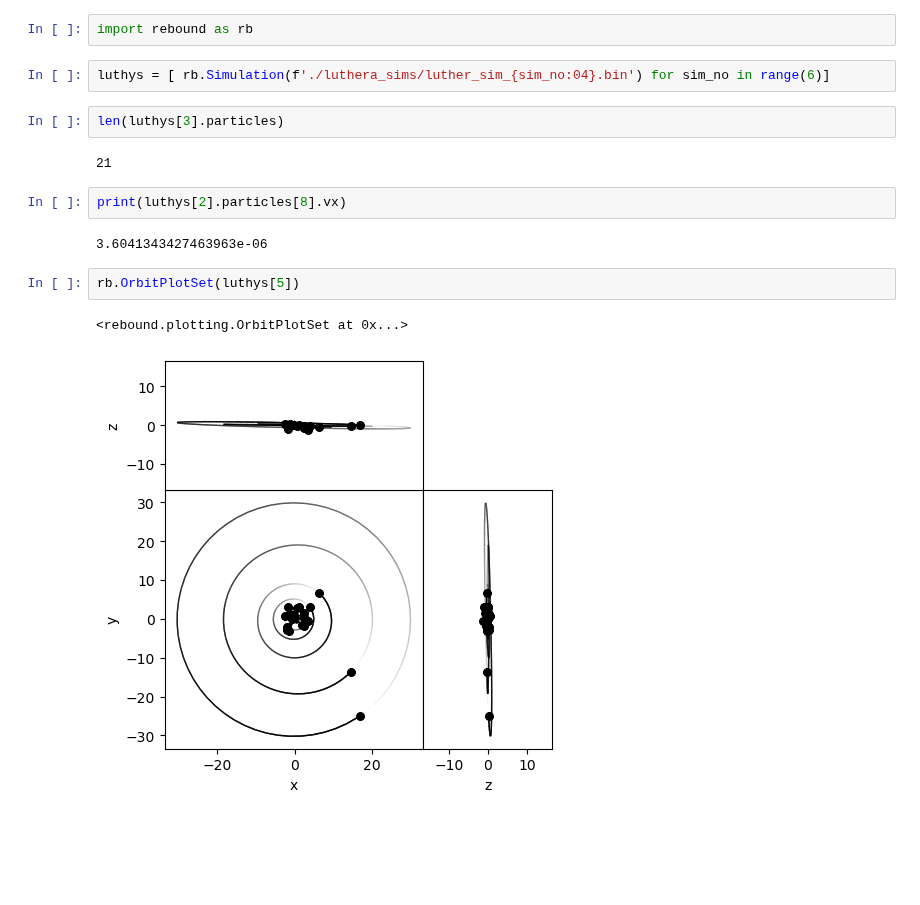
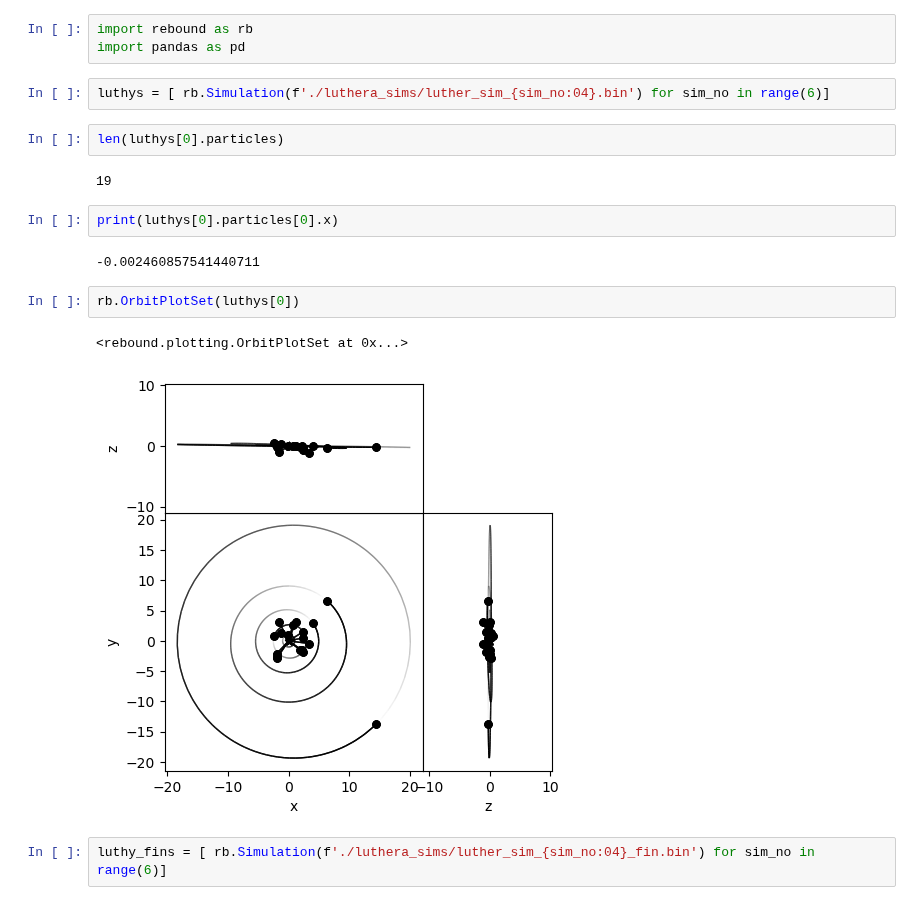
Before and after one commit to crankymax/asteroid_families, a Jupyter notebook: luther_checks.ipynb, the cells around one changed output. Drawn from its saved outputs; the diff is of its cells as text; blank space fills up the shorter version.

```diff
--- a/luther_checks.ipynb
+++ b/luther_checks.ipynb
@@ -1,17 +1,20 @@
 # %%
 import rebound as rb
+import pandas as pd
 # %%
 luthys = [ rb.Simulation(f'./luthera_sims/luther_sim_{sim_no:04}.bin') for sim_no in range(6)]
 # %%
-len(luthys[3].particles)
+len(luthys[0].particles)
 # %% [output]
-21
+19
 # %%
-print(luthys[2].particles[8].vx)
+print(luthys[0].particles[0].x)
 # %% [output]
-3.6041343427463963e-06
+-0.002460857541440711
 # %%
-rb.OrbitPlotSet(luthys[5])
+rb.OrbitPlotSet(luthys[0])
 # %% [output]
 <rebound.plotting.OrbitPlotSet at 0x...>
-[figure, old version]
+[figure, new version]
+# %%
+luthy_fins = [ rb.Simulation(f'./luthera_sims/luther_sim_{sim_no:04}_fin.bin') for sim_no in range(6)]
```
Also changed, not shown: parts of 5 cells of this notebook, 5 other files.
